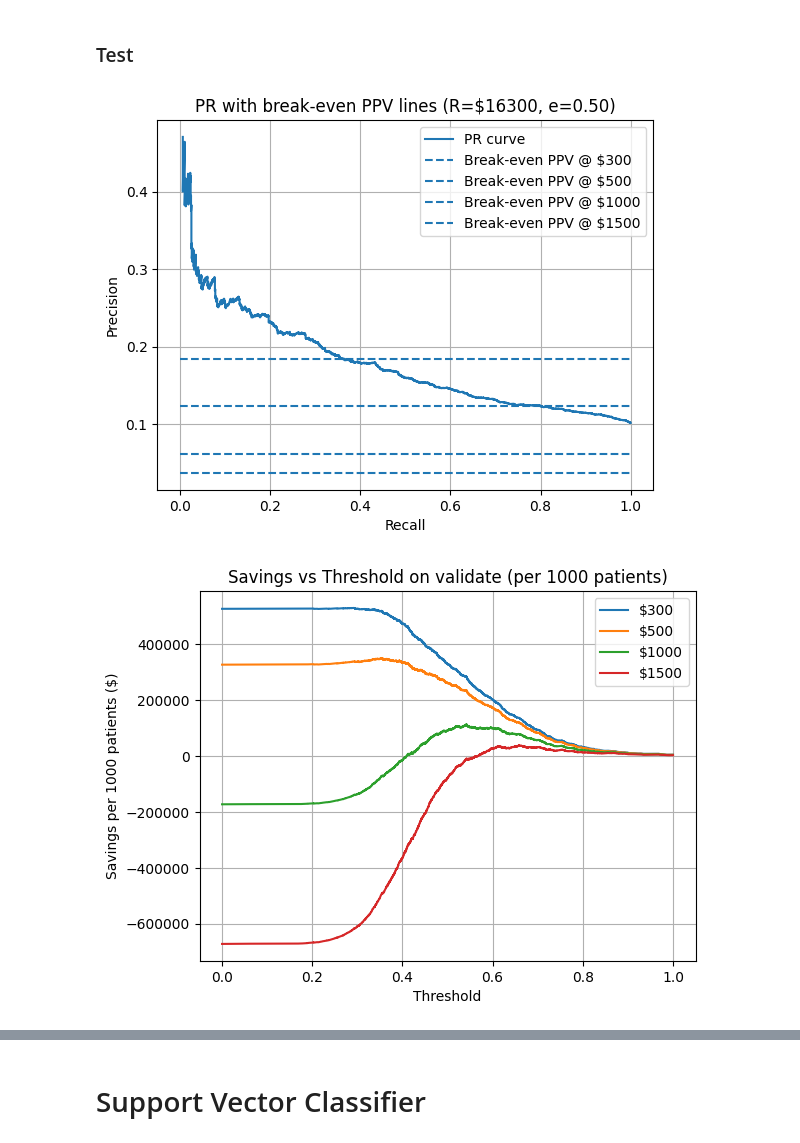
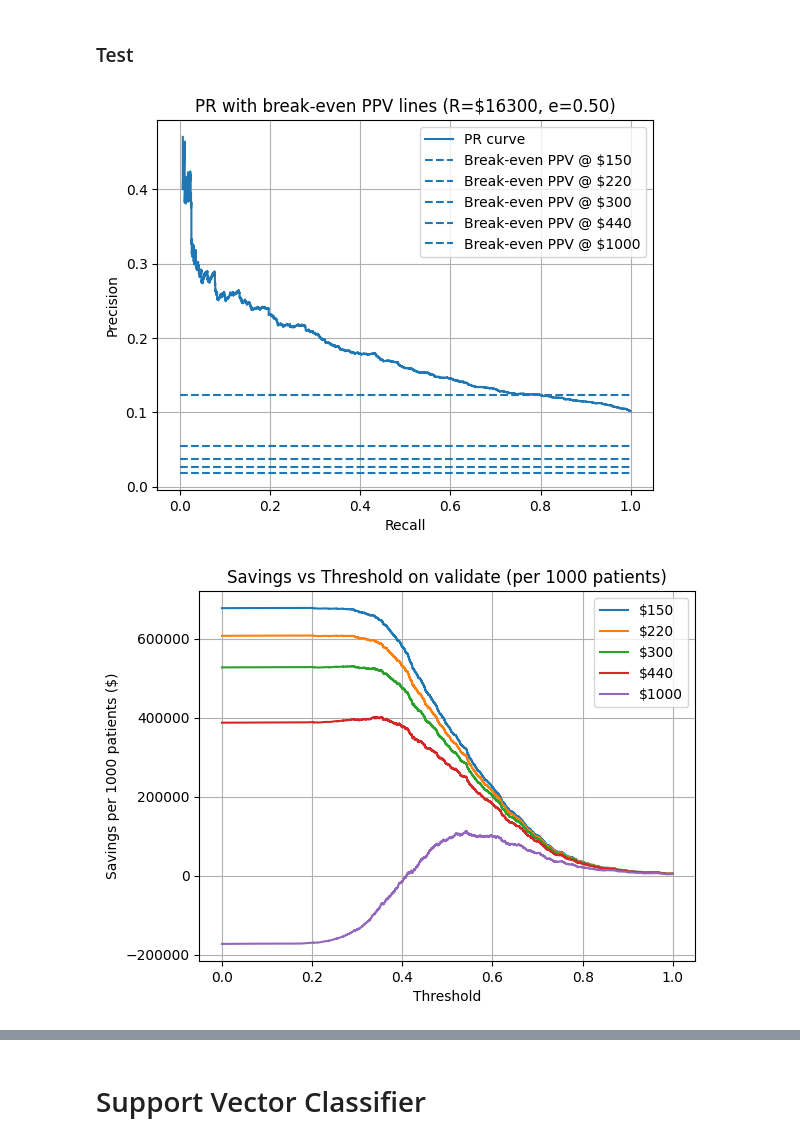
Before and after one commit to meaton96/Eaton_633_Project, a Jupyter notebook: notebooks/000_Main.ipynb, the cells around one changed output, grey strips where cells are left out. Drawn from its saved outputs; the diff is of its cells as text; code cells hidden in the pictures.

```diff
--- a/notebooks/000_Main.ipynb
+++ b/notebooks/000_Main.ipynb
@@ -291,8 +266,9 @@ Get a baseline before looking at feature importance or hyperparameter tuning
 
 We can use this baseline to check class imbalance approach methods, as well as to get a sense if this model can learn anything from the engineered features
 # %%
-model_pipe.run_baseline(
-    run_smote=True,
-    run_undersampler=True,
-    show_duration_info=True,
-)
+if GET_BASELINE:
+    model_pipe.run_baseline(
+        run_smote=True,
+        run_undersampler=True,
+        show_duration_info=True,
+    )
@@ -481,4 +448,5 @@ Duration: 0 hrs, 0 mins, 15.1 secs
 # %% [markdown]
 ### Baseline
 # %%
-sgd_pipe.run_baseline() # all true
+if SHOW_FEAT_IMPORTANCE:
+    sgd_pipe.run_baseline() # all true
@@ -542,17 +520,44 @@ weighted avg       0.85      0.66      0.73     11899
 # %% [markdown]
 ### Test
 # %%
-sgd_pipe.test(
-    use_f2_threshold=False,
-    show_duration_info=False,
-    show_plot=True,
-    use_local_model=False,
-    use_cost_threshold=True,
-    R=16_300,
-    e=0.50,
-    c_m_list=[300, 500, 1000, 1500],
-    prefer_c_m=None,
-)
+if USE_PRE_COMPUTED_HYPERPARAMS:
+    sgd_pipe.test(
+        use_f2_threshold=False,
+        show_plot=True,
+        use_cost_threshold=True,
+        R=R,
+        e=e,
+        c_m_list=m_cost_list,
+        prefer_c_m=COST_PREF,
+        show_duration_info=True,
+        use_local_model=True,
+        tol=.0001,
+        shuffle=True,
+        penalty='l1',
+        max_iter=500,
+        loss='modified_huber',
+        learning_rate='invscaling',
+        l1_ratio=0.9,
+        eta0=.003,
+        class_weight=None,
+        average=10,
+        alpha=.001
+    )
+
+else:
+
+
+    sgd_pipe.test(
+        use_f2_threshold=False,
+        show_duration_info=False,
+        show_plot=True,
+        use_local_model=False,
+        use_cost_threshold=True,
+        R=R,
+        e=e,
+        c_m_list=m_cost_list,
+        prefer_c_m=COST_PREF,
+    )
 # %% [output]
-[figure, old version]
+[figure, new version]
-[figure, old version]
+[figure, new version]
```
Also changed, not shown: parts of 25 cells of this notebook, 1 other file.
